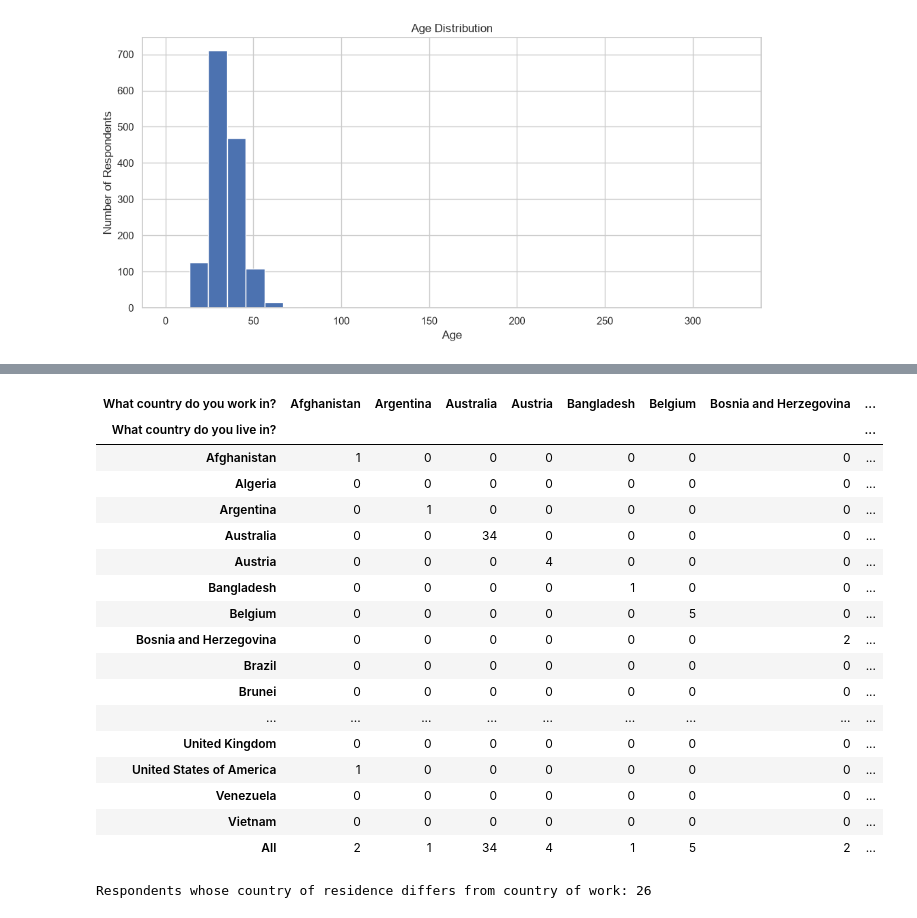
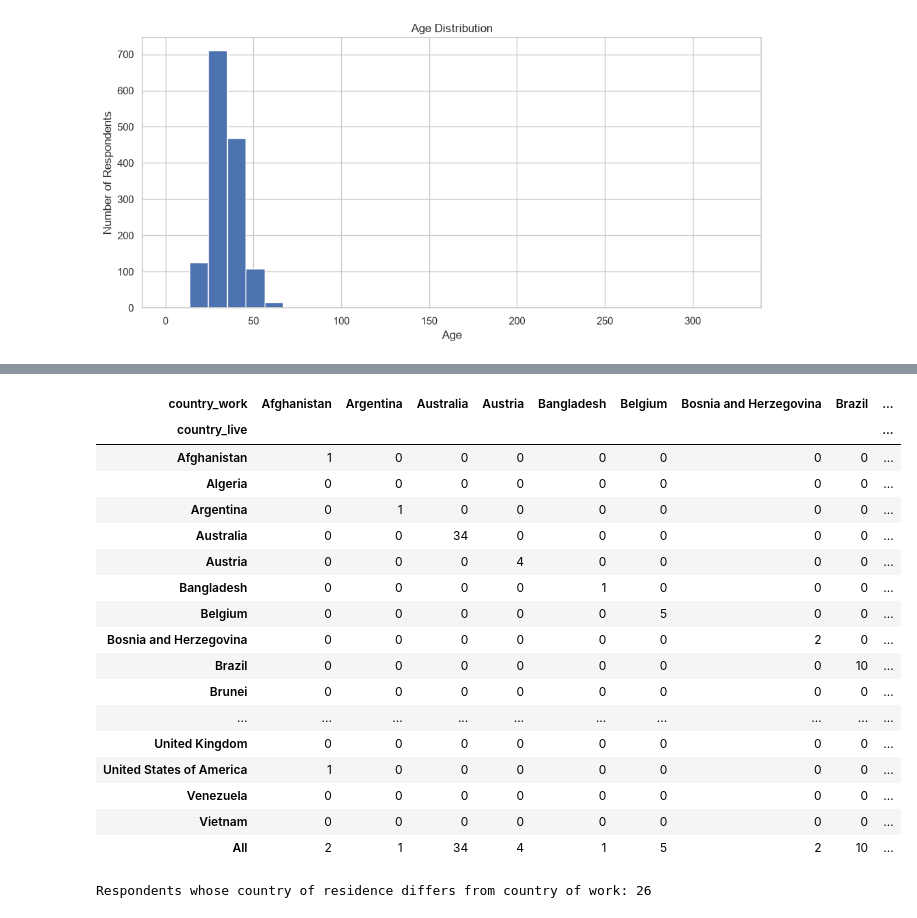
Before and after one commit to CyrilCele/osmi-mental-health-data-clustering, a Jupyter notebook: notebooks/01_data_understanding.ipynb, the cells around one changed output, grey strips where cells are left out. Saved outputs shown, nothing was run; the diff lists cells and outputs as text; code cells hidden in the pictures.

```diff
--- a/notebooks/01_data_understanding.ipynb
+++ b/notebooks/01_data_understanding.ipynb
@@ -1037,28 +803,28 @@ These variables are related but not interchangeable. A respondent may live in on
 # %%
 pd.crosstab(
-    df["What country do you live in?"],
-    df["What country do you work in?"],
+    df_copy["country_live"],
+    df_copy["country_work"],
     margins=True
 )
 # %% [output]
-| What country do you work in? | Afghanistan | Argentina | Australia | Austria | Bangladesh | Belgium | Bosnia and Herzegovina | ... |
-| What country do you live in? |  |  |  |  |  |  |  | ... |
-| Afghanistan | 1 | 0 | 0 | 0 | 0 | 0 | 0 | ... |
-| Algeria | 0 | 0 | 0 | 0 | 0 | 0 | 0 | ... |
-| Argentina | 0 | 1 | 0 | 0 | 0 | 0 | 0 | ... |
-| Australia | 0 | 0 | 34 | 0 | 0 | 0 | 0 | ... |
-| Austria | 0 | 0 | 0 | 4 | 0 | 0 | 0 | ... |
-| Bangladesh | 0 | 0 | 0 | 0 | 1 | 0 | 0 | ... |
-| Belgium | 0 | 0 | 0 | 0 | 0 | 5 | 0 | ... |
-| Bosnia and Herzegovina | 0 | 0 | 0 | 0 | 0 | 0 | 2 | ... |
-| Brazil | 0 | 0 | 0 | 0 | 0 | 0 | 0 | ... |
-| Brunei | 0 | 0 | 0 | 0 | 0 | 0 | 0 | ... |
-| ... | ... | ... | ... | ... | ... | ... | ... | ... |
-| United Kingdom | 0 | 0 | 0 | 0 | 0 | 0 | 0 | ... |
-| United States of America | 1 | 0 | 0 | 0 | 0 | 0 | 0 | ... |
-| Venezuela | 0 | 0 | 0 | 0 | 0 | 0 | 0 | ... |
-| Vietnam | 0 | 0 | 0 | 0 | 0 | 0 | 0 | ... |
-| All | 2 | 1 | 34 | 4 | 1 | 5 | 2 | ... |
+| country_work | Afghanistan | Argentina | Australia | Austria | Bangladesh | Belgium | Bosnia and Herzegovina | Brazil | ... |
+| country_live |  |  |  |  |  |  |  |  | ... |
+| Afghanistan | 1 | 0 | 0 | 0 | 0 | 0 | 0 | 0 | ... |
+| Algeria | 0 | 0 | 0 | 0 | 0 | 0 | 0 | 0 | ... |
+| Argentina | 0 | 1 | 0 | 0 | 0 | 0 | 0 | 0 | ... |
+| Australia | 0 | 0 | 34 | 0 | 0 | 0 | 0 | 0 | ... |
+| Austria | 0 | 0 | 0 | 4 | 0 | 0 | 0 | 0 | ... |
+| Bangladesh | 0 | 0 | 0 | 0 | 1 | 0 | 0 | 0 | ... |
+| Belgium | 0 | 0 | 0 | 0 | 0 | 5 | 0 | 0 | ... |
+| Bosnia and Herzegovina | 0 | 0 | 0 | 0 | 0 | 0 | 2 | 0 | ... |
+| Brazil | 0 | 0 | 0 | 0 | 0 | 0 | 0 | 10 | ... |
+| Brunei | 0 | 0 | 0 | 0 | 0 | 0 | 0 | 0 | ... |
+| ... | ... | ... | ... | ... | ... | ... | ... | ... | ... |
+| United Kingdom | 0 | 0 | 0 | 0 | 0 | 0 | 0 | 0 | ... |
+| United States of America | 1 | 0 | 0 | 0 | 0 | 0 | 0 | 0 | ... |
+| Venezuela | 0 | 0 | 0 | 0 | 0 | 0 | 0 | 0 | ... |
+| Vietnam | 0 | 0 | 0 | 0 | 0 | 0 | 0 | 0 | ... |
+| All | 2 | 1 | 34 | 4 | 1 | 5 | 2 | 10 | ... |
 # %%
 print(
     "Respondents whose country of residence differs from "
```
Also changed, not shown: parts of 73 cells of this notebook, 12 other files.
